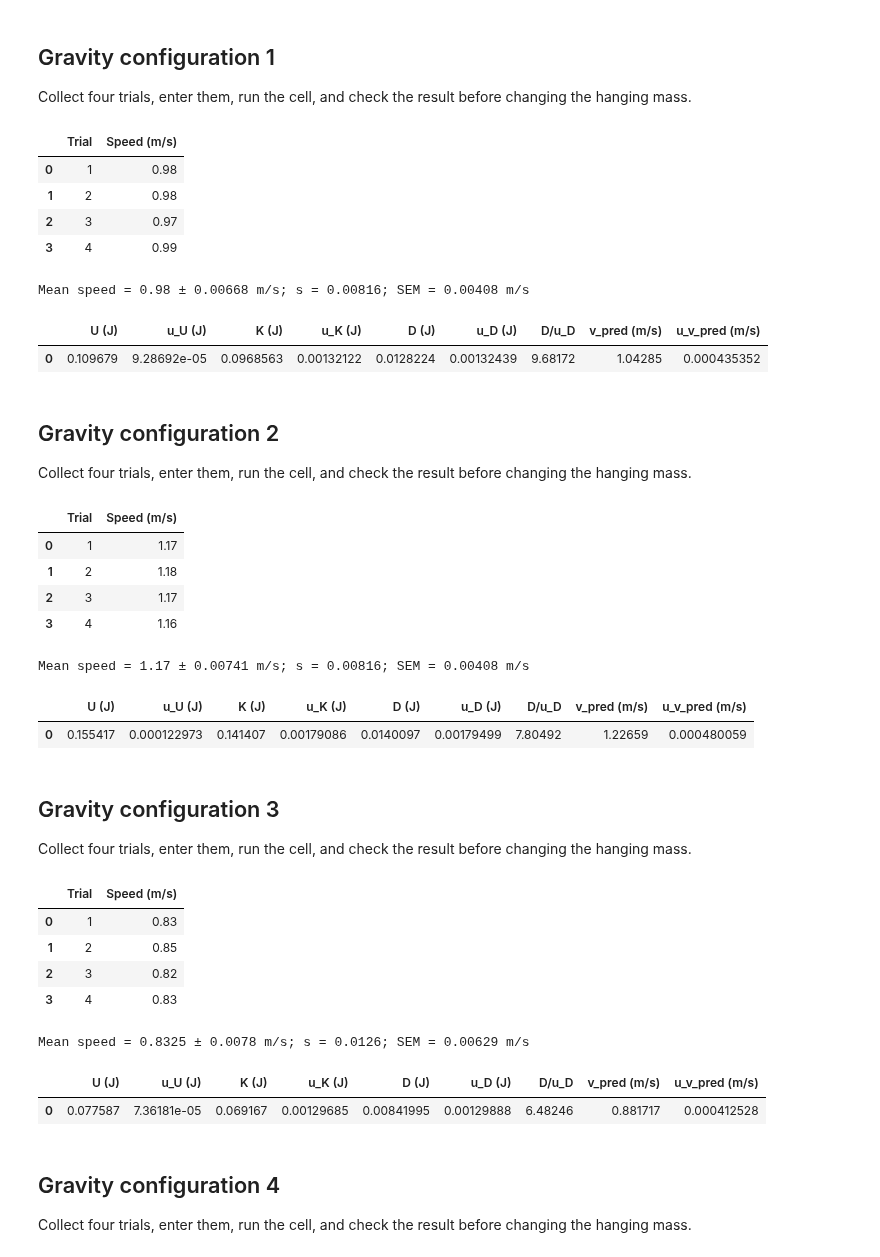
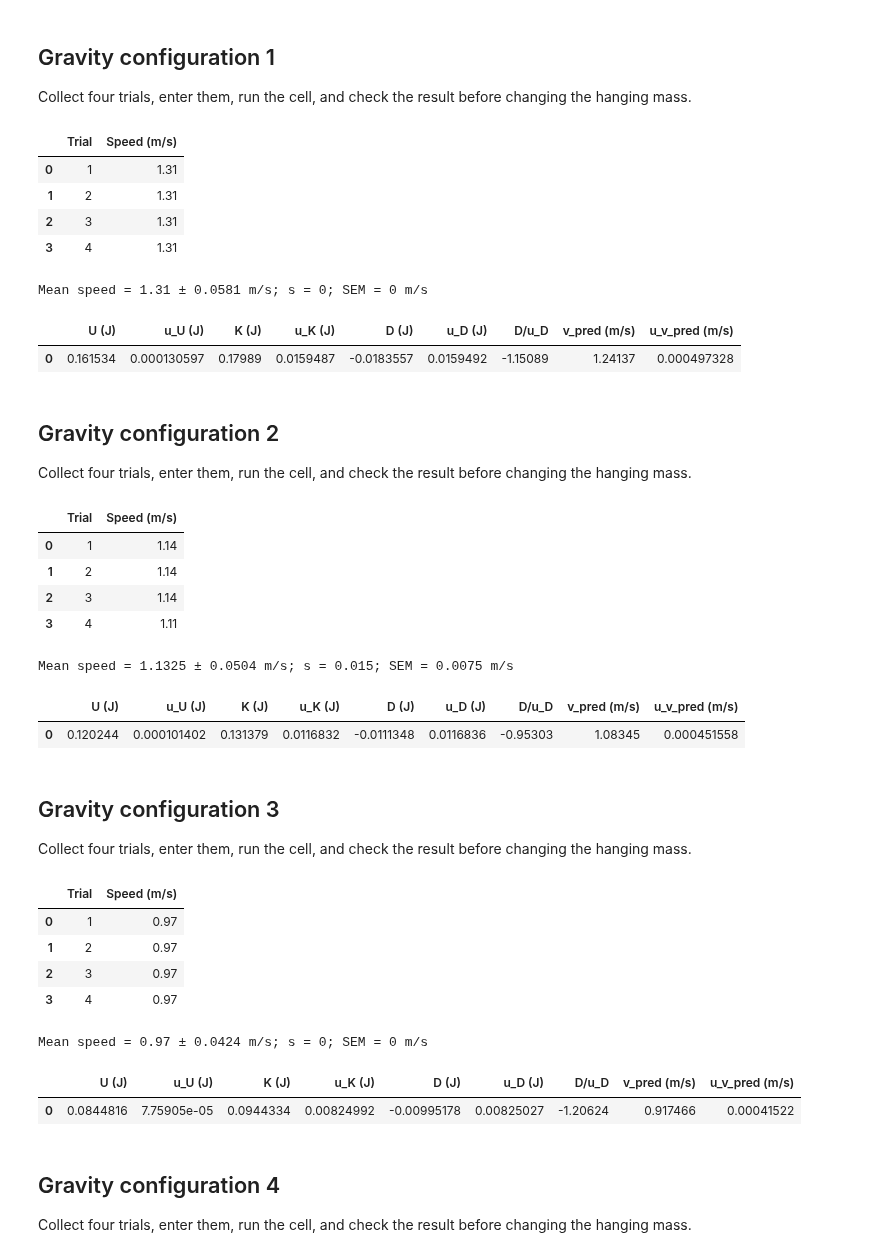
Before and after one commit to kaylinchurch-ai/Phys201L, a Jupyter notebook: labs/Lab05_Air_Track_Conservation_of_Energy/Lab05_Air_Track_Conservation_of_Energy.ipynb, the cells around one changed output. Cells and saved outputs as stored; diff of their text form; code cells hidden in the pictures.

```diff
--- a/labs/Lab05_Air_Track_Conservation_of_Energy/Lab05_Air_Track_Conservation_of_Energy.ipynb
+++ b/labs/Lab05_Air_Track_Conservation_of_Energy/Lab05_Air_Track_Conservation_of_Energy.ipynb
@@ -54,7 +54,7 @@ except ImportError:
     import P201_Functions as p201
 
 # REPLACE with measured instrument values and justified standard uncertainties.
-flag_length = 0.1000       # m; must match the Capstone setting
+flag_length = 0.01166      # m; must match the Capstone setting
 u_flag_length = 0.0005     # m
 u_gate_time = 0.0001       # s; justify from your timer
 u_speed_resolution = 0.002 # m/s; standard uncertainty of displayed speed
@@ -235,70 +233,70 @@ Use a safe gate location, not a measurement after the hanger strikes the floor.
 Collect four trials, enter them, run the cell, and check the result before changing the hanging mass.
 # %%
 # REPLACE every example with measurements for configuration 1.
-m_cart = 0.18995      # kg; all moving cart attachments included
+m_cart = 0.19095      # kg; all moving cart attachments included
 u_m_cart = 0.000005   # kg
-m_hang = 0.01175        # kg; hanger + all added masses
+m_hang = 0.0187        # kg; hanger + all added masses
 u_m_hang = 0.000005   # kg
-h = 0.952              # m; drop from release to gate measurement position
+h = 0.881             # m; drop from release to gate measurement position
 u_h = 0.0005         # m
-speeds = [0.98, 0.98, 0.97, 0.99]         # m/s; preserve trial order
+speeds = [1.31, 1.31, 1.31, 1.31]         # m/s; preserve trial order
 gravity_1 = gravity_run(m_cart, u_m_cart, m_hang, u_m_hang, h, u_h, speeds)
 show_result(gravity_1)
 # %% [output]
 |  | Trial | Speed (m/s) |
-| 0 | 1 | 0.98 |
-| 1 | 2 | 0.98 |
-| 2 | 3 | 0.97 |
-| 3 | 4 | 0.99 |
+| 0 | 1 | 1.31 |
+| 1 | 2 | 1.31 |
+| 2 | 3 | 1.31 |
+| 3 | 4 | 1.31 |
-Mean speed = 0.98 ± 0.00668 m/s; s = 0.00816; SEM = 0.00408 m/s
+Mean speed = 1.31 ± 0.0581 m/s; s = 0; SEM = 0 m/s
 |  | U (J) | u_U (J) | K (J) | u_K (J) | D (J) | u_D (J) | D/u_D | v_pred (m/s) | u_v_pred (m/s) |
-| 0 | 0.109679 | 9.28692e-05 | 0.0968563 | 0.00132122 | 0.0128224 | 0.00132439 | 9.68172 | 1.04285 | 0.000435352 |
+| 0 | 0.161534 | 0.000130597 | 0.17989 | 0.0159487 | -0.0183557 | 0.0159492 | -1.15089 | 1.24137 | 0.000497328 |
 # %% [markdown]
 ## Gravity configuration 2
 Collect four trials, enter them, run the cell, and check the result before changing the hanging mass.
 # %%
 # REPLACE every example with measurements for configuration 2.
-m_cart = 0.18995      # kg; all moving cart attachments included
+m_cart = 0.19095      # kg; all moving cart attachments included
 u_m_cart = 0.000005   # kg
-m_hang = 0.01665        # kg; hanger + all added masses
+m_hang = 0.01392        # kg; hanger + all added masses
 u_m_hang = 0.000005   # kg
-h = 0.952              # m; drop from release to gate measurement position
+h = 0.881              # m; drop from release to gate measurement position
 u_h = 0.0005         # m
-speeds = [1.17, 1.18, 1.17, 1.16]         # m/s; preserve trial order
+speeds = [1.14, 1.14, 1.14, 1.11]         # m/s; preserve trial order
 gravity_2 = gravity_run(m_cart, u_m_cart, m_hang, u_m_hang, h, u_h, speeds)
 show_result(gravity_2)
 # %% [output]
 |  | Trial | Speed (m/s) |
-| 0 | 1 | 1.17 |
-| 1 | 2 | 1.18 |
-| 2 | 3 | 1.17 |
-| 3 | 4 | 1.16 |
+| 0 | 1 | 1.14 |
+| 1 | 2 | 1.14 |
+| 2 | 3 | 1.14 |
+| 3 | 4 | 1.11 |
-Mean speed = 1.17 ± 0.00741 m/s; s = 0.00816; SEM = 0.00408 m/s
+Mean speed = 1.1325 ± 0.0504 m/s; s = 0.015; SEM = 0.0075 m/s
 |  | U (J) | u_U (J) | K (J) | u_K (J) | D (J) | u_D (J) | D/u_D | v_pred (m/s) | u_v_pred (m/s) |
-| 0 | 0.155417 | 0.000122973 | 0.141407 | 0.00179086 | 0.0140097 | 0.00179499 | 7.80492 | 1.22659 | 0.000480059 |
+| 0 | 0.120244 | 0.000101402 | 0.131379 | 0.0116832 | -0.0111348 | 0.0116836 | -0.95303 | 1.08345 | 0.000451558 |
 # %% [markdown]
 ## Gravity configuration 3
 Collect four trials, enter them, run the cell, and check the result before changing the hanging mass.
 # %%
 # REPLACE every example with measurements for configuration 3.
-m_cart = 0.18995      # kg; all moving cart attachments included
+m_cart = 0.19095      # kg; all moving cart attachments included
 u_m_cart = 0.000005   # kg
-m_hang = 0.00965        # kg; hanger + all added masses
+m_hang = 0.00978        # kg; hanger + all added masses
 u_m_hang = 0.000005   # kg
-h = 0.82              # m; drop from release to gate measurement position
+h = 0.881              # m; drop from release to gate measurement position
 u_h = 0.0005         # m
-speeds = [0.83, 0.85, 0.82, 0.83]         # m/s; preserve trial order
+speeds = [0.97, 0.97, 0.97, 0.97]         # m/s; preserve trial order
 gravity_3 = gravity_run(m_cart, u_m_cart, m_hang, u_m_hang, h, u_h, speeds)
 show_result(gravity_3)
 # %% [output]
 |  | Trial | Speed (m/s) |
-| 0 | 1 | 0.83 |
-| 1 | 2 | 0.85 |
-| 2 | 3 | 0.82 |
-| 3 | 4 | 0.83 |
+| 0 | 1 | 0.97 |
+| 1 | 2 | 0.97 |
+| 2 | 3 | 0.97 |
+| 3 | 4 | 0.97 |
-Mean speed = 0.8325 ± 0.0078 m/s; s = 0.0126; SEM = 0.00629 m/s
+Mean speed = 0.97 ± 0.0424 m/s; s = 0; SEM = 0 m/s
 |  | U (J) | u_U (J) | K (J) | u_K (J) | D (J) | u_D (J) | D/u_D | v_pred (m/s) | u_v_pred (m/s) |
-| 0 | 0.077587 | 7.36181e-05 | 0.069167 | 0.00129685 | 0.00841995 | 0.00129888 | 6.48246 | 0.881717 | 0.000412528 |
+| 0 | 0.0844816 | 7.75905e-05 | 0.0944334 | 0.00824992 | -0.00995178 | 0.00825027 | -1.20624 | 0.917466 | 0.00041522 |
 # %% [markdown]
 ## Gravity configuration 4
 Collect four trials, enter them, run the cell, and check the result before changing the hanging mass.
```
Also changed, not shown: parts of 5 cells of this notebook.
